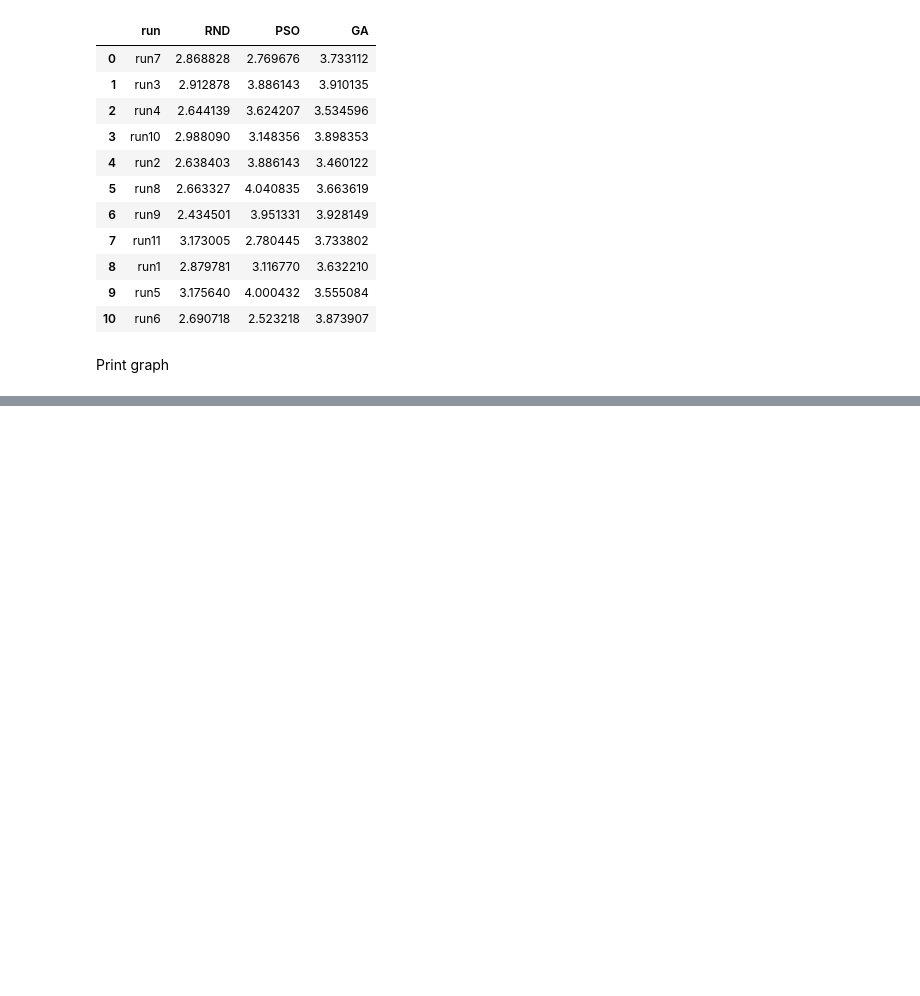
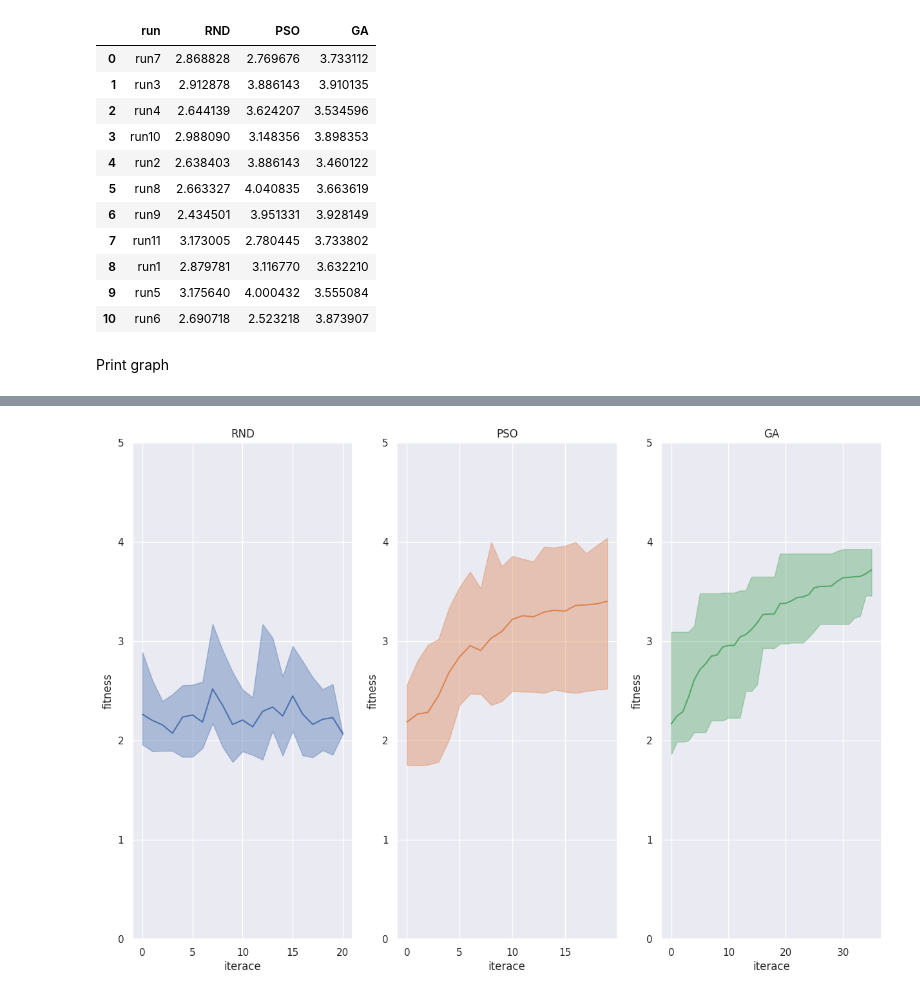
Before and after one commit to xcoupe01/nn_weight_share_optimization, a Jupyter notebook: lenet_compression_compare.ipynb, the cells around one changed output, grey strips where cells are left out. Drawn from its saved outputs; the diff is of its cells as text; code cells hidden in the pictures; blank space fills up the shorter version.

```diff
--- a/lenet_compression_compare.ipynb
+++ b/lenet_compression_compare.ipynb
@@ -55,0 +67,15 @@ graph.set(xlabel = 'Agorithms', ylabel='Fitness', title='Algorithm comparsion')
+# %%
+files = {
+    'RND': [],
+    'PSO': [],
+    'GA': [],
+}
+
+for key in files.keys():
+    for i in range(1, 12):
+        files[key].append(f'results/lenet_compres_50/run{i}/test_{key}_save.csv')
+
+plot_optimalization_progress(files)
+plt.savefig('results/plots/line.pdf')
+# %% [output]
+[figure, added]
```
Also changed, not shown: parts of 5 cells of this notebook, 4 other files.
